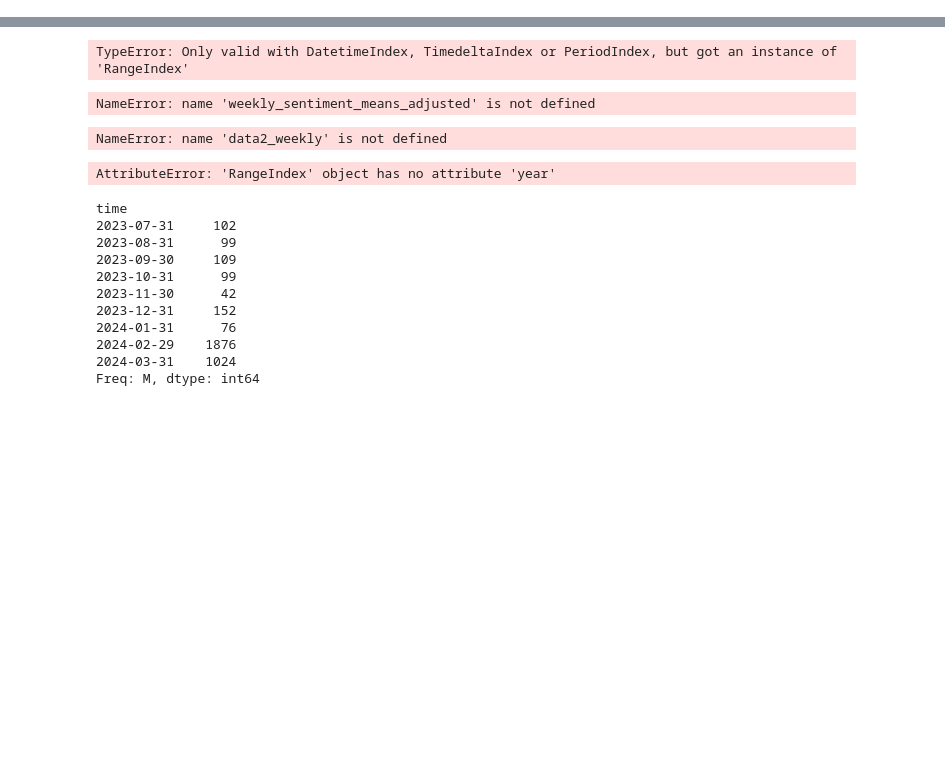
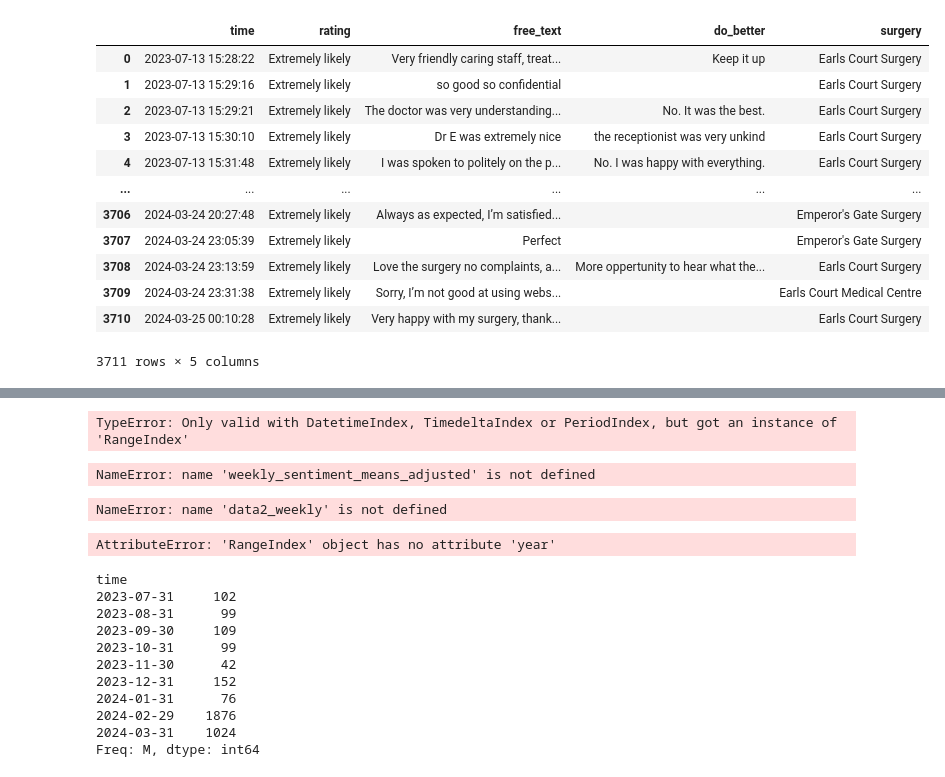
Before and after one commit to janduplessis883/friends-and-family-test-analysis, a Jupyter notebook: notebooks/Untitled1.ipynb, the cells around one changed output, grey strips where cells are left out. Drawn from its saved outputs; the diff is of its cells as text; code cells hidden in the pictures; blank space fills up the shorter version.

```diff
--- a/notebooks/Untitled1.ipynb
+++ b/notebooks/Untitled1.ipynb
@@ -27,3 +50,21 @@ data.shape
+# %%
+data.sort_values(by='time', inplace=True)
+# %%
+data
+# %% [output]
+|  | time | rating | free_text | do_better | surgery |
+| 0 | 2023-07-13 15:28:22 | Extremely likely | Very friendly caring staff, treat... | Keep it up | Earls Court Surgery |
+| 1 | 2023-07-13 15:29:16 | Extremely likely | so good so confidential |  | Earls Court Surgery |
+| 2 | 2023-07-13 15:29:21 | Extremely likely | The doctor was very understanding... | No. It was the best. | Earls Court Surgery |
+| 3 | 2023-07-13 15:30:10 | Extremely likely | Dr E was extremely nice | the receptionist was very unkind | Earls Court Surgery |
+| 4 | 2023-07-13 15:31:48 | Extremely likely | I was spoken to politely on the p... | No. I was happy with everything. | Earls Court Surgery |
+| ... | ... | ... | ... | ... | ... |
+| 3706 | 2024-03-24 20:27:48 | Extremely likely | Always as expected, I’m satisfied... |  | Emperor's Gate Surgery |
+| 3707 | 2024-03-24 23:05:39 | Extremely likely | Perfect |  | Emperor's Gate Surgery |
+| 3708 | 2024-03-24 23:13:59 | Extremely likely | Love the surgery no complaints, a... | More oppertunity to hear what the... | Earls Court Surgery |
+| 3709 | 2024-03-24 23:31:38 | Extremely likely | Sorry, I’m not good at using webs... |  | Earls Court Medical Centre |
+| 3710 | 2024-03-25 00:10:28 | Extremely likely | Very happy with my surgery, thank... |  | Earls Court Surgery |
+3711 rows × 5 columns
 # %%
 for index, row in data.iterrows():
     print(row['free_text'])
```
Also changed, not shown: parts of 10 cells of this notebook, 3 other files.
